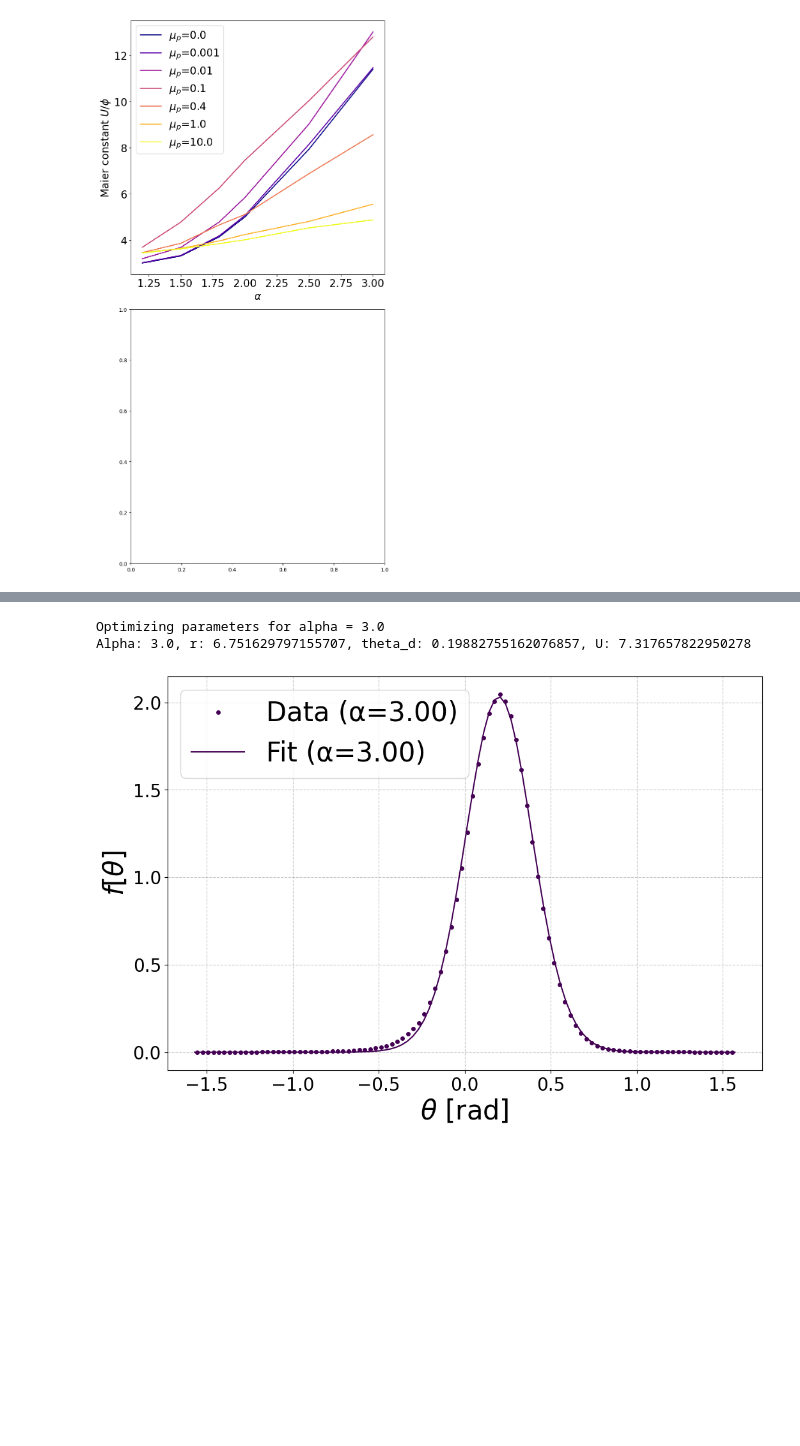
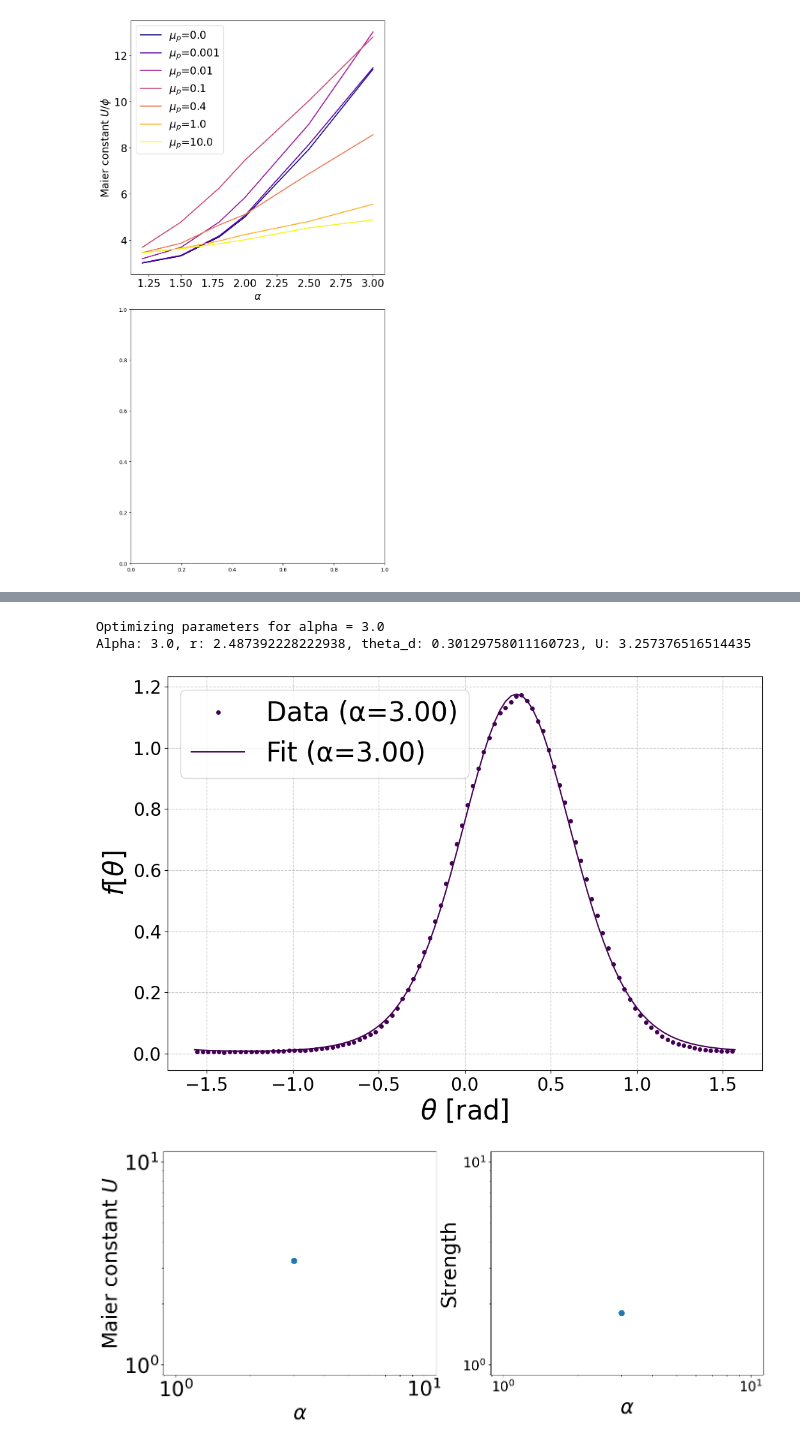
Before and after one commit to JBil8/Simple_shear_granular_spheroids, a Jupyter notebook: maier_2d.ipynb, the cells around one changed output, grey strips where cells are left out. Drawn from its saved outputs; the diff is of its cells as text; code cells hidden in the pictures; blank space fills up the shorter version.

Commit message:
Smectic parameter implementation, correction or rotational energy

```diff
--- a/maier_2d.ipynb
+++ b/maier_2d.ipynb
@@ -379,7 +379,7 @@ for I in I_values:
 data_martin_directory = "/home/jacopo/Documents/phd_research/Data_processing_simple_shear/"
 # read the dat file
 os.chdir(data_martin_directory)
-data = np.loadtxt("dir_ang.dat")
+data = np.loadtxt("dir_ang_mu_iner.dat")
 
 # enforce symmetry
 try:
@@ -473,42 +473,43 @@ for i, result in enumerate(optimized_params):
 
     # Plot actual data
     # actual_x, actual_p = actual_data[i]
     plt.plot(actual_x, actual_p, 'o', markersize=4, label=f"Data (α={alpha:.2f})", color=colors[i])
 
     # Plot fitted function
     plt.plot(x_fit, y_fit, '-', label=f"Fit (α={alpha:.2f})", color=colors[i])
     plt.tick_params(axis='both', labelsize=20)
 
 
 plt.xlabel('$\\theta$ [rad]', fontsize=30)
 # plt.ylabel('$\\psi[\\theta_x]$', fontsize=30)
 plt.ylabel('$f [\\theta]$', fontsize=30)
 # plt.title('Fit of the Circular PDF', fontsize=20)
 plt.grid(True, linestyle='--', alpha=0.7)
 plt.legend(fontsize=30)
 plt.show()
 
 # plot U as a function of alpha
 alphas = [result['alpha'] for result in optimized_params]
 Us = [result['U'] for result in optimized_params]
 strengths = [result['strength'] for result in optimized_params]
 
-# fig, axes = plt.subplots(1, 2, figsize=(16, 6))
+fig, axes = plt.subplots(1, 2, figsize=(16, 6))
 
 
-# axes[0].loglog(alphas, Us, 'o-', markersize=8)
-# axes[0].set_xlabel('$\\alpha$', fontsize=30)
-# axes[0].set_ylabel('Maier constant $U$', fontsize=30)
-# # increase the size of the font in axis ticks
-# axes[0].tick_params(axis='both', labelsize=30)
+axes[0].loglog(alphas, Us, 'o-', markersize=8)
+axes[0].set_xlabel('$\\alpha$', fontsize=30)
+axes[0].set_ylabel('Maier constant $U$', fontsize=30)
+# increase the size of the font in axis ticks
+axes[0].tick_params(axis='both', labelsize=30)
 
-# fig[1].loglog(alphas, strengths, 'o-', markersize=8)
-# fig[1].set_xlabel('$\\alpha$', fontsize=30)
-# fig[1].set_ylabel('Strength', fontsize=30)
-# fig[1].tick_params(axis='both', which='major', labelsize=20)
+axes[1].loglog(alphas, strengths, 'o-', markersize=8)
+axes[1].set_xlabel('$\\alpha$', fontsize=30)
+axes[1].set_ylabel('Strength', fontsize=30)
+axes[1].tick_params(axis='both', which='major', labelsize=20)
 
 plt.show()
 # %% [output]
 Optimizing parameters for alpha = 3.0
-Alpha: 3.0, r: 6.751629797155707, theta_d: 0.19882755162076857, U: 7.317657822950278
+Alpha: 3.0, r: 2.487392228222938, theta_d: 0.30129758011160723, U: 3.257376516514435
-[figure, old version]
+[figure, new version]
+[figure, added]
```
Also changed, not shown: parts of 1 cell of this notebook, 11 other files.
